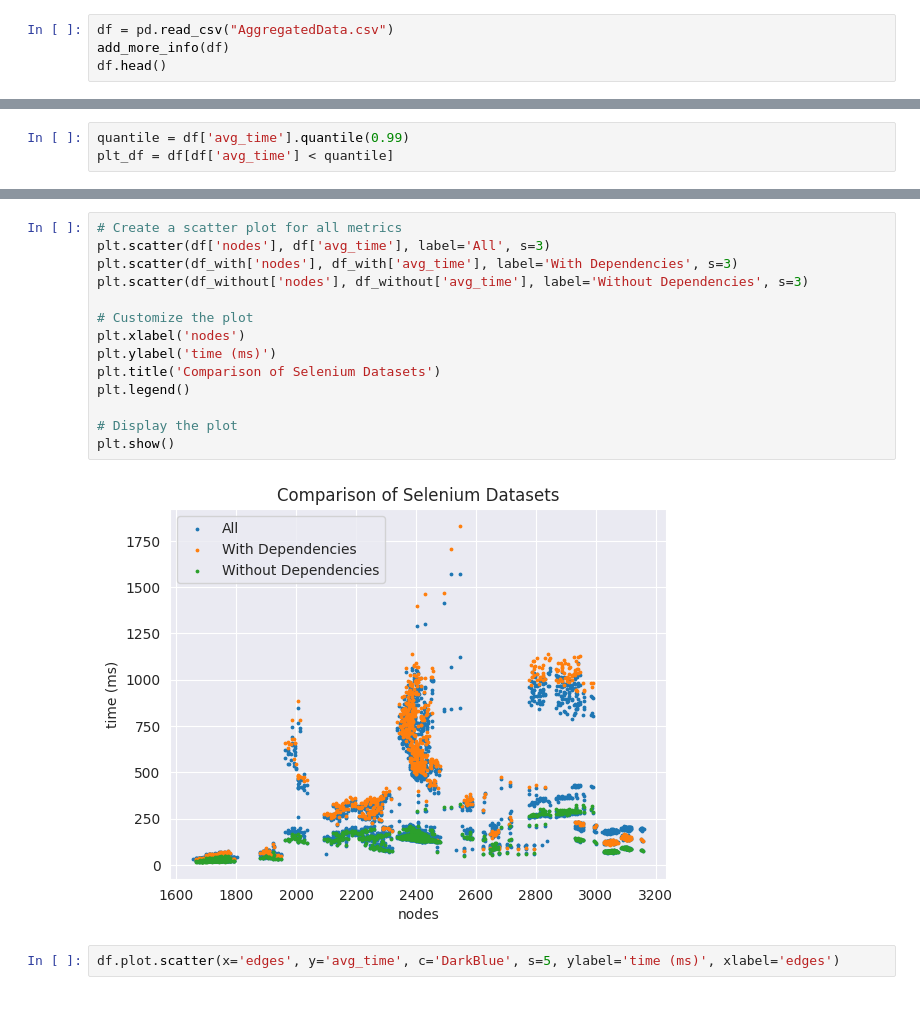
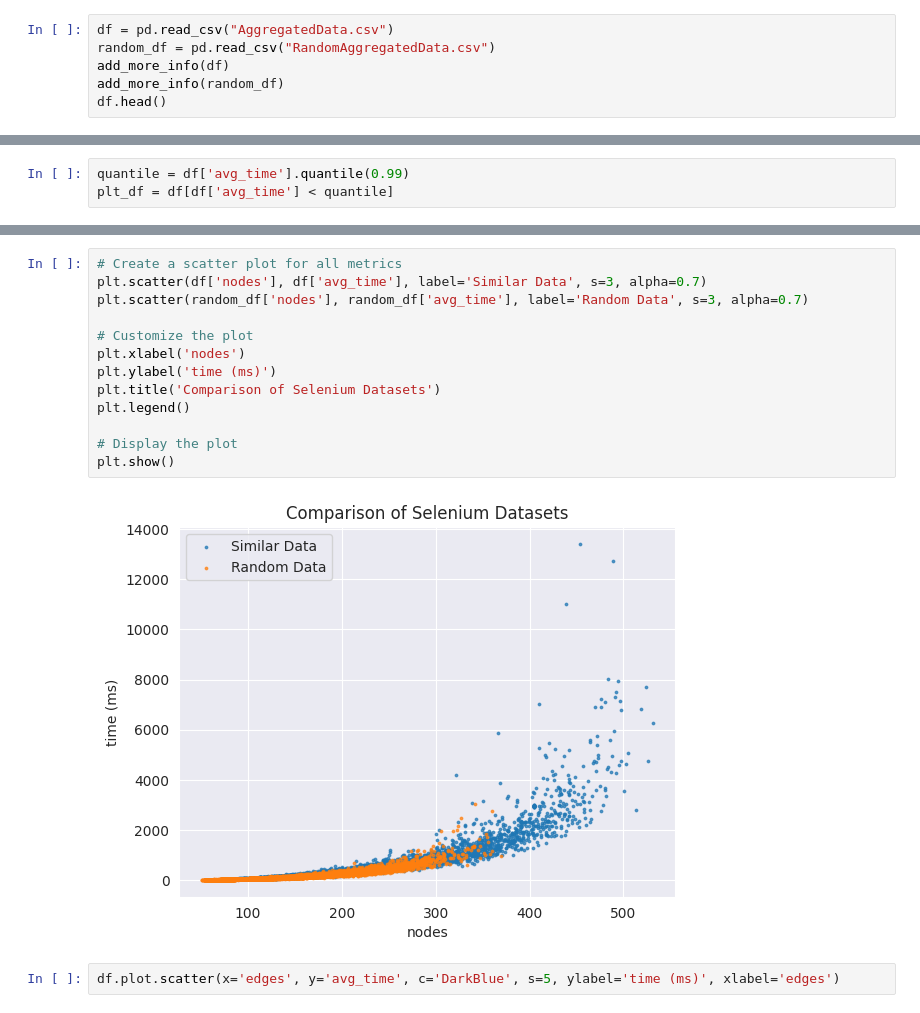
Before and after one commit to mreza-kiani/graph-generalization-algorithm, a Jupyter notebook: src/main/resources/scripts/performance/CodeSearchNet/analyzer.ipynb, the cells around one changed output, grey strips where cells are left out. Drawn from its saved outputs; the diff is of its cells as text.

Commit message:
Extract and analyse RandomAggregatedData.csv

```diff
--- a/src/main/resources/scripts/performance/CodeSearchNet/analyzer.ipynb
+++ b/src/main/resources/scripts/performance/CodeSearchNet/analyzer.ipynb
@@ -51,6 +52,8 @@ def linear_regression_of(df, x_column, y_column, x_label=None, y_label=None, tit
 # %%
 df = pd.read_csv("AggregatedData.csv")
+random_df = pd.read_csv("RandomAggregatedData.csv")
 add_more_info(df)
+add_more_info(random_df)
 df.head()
 # %% [output]
 |  | name | generalization_nodes | generalization_edges | generalization_node_variables | generalization_edge_variables | ... |
@@ -170,19 +173,18 @@ df.plot.scatter(x='nodes', y='avg_time', c='DarkBlue', s=5, ylabel='time (ms)',
 # %%
 # Create a scatter plot for all metrics
-plt.scatter(df['nodes'], df['avg_time'], label='All', s=3)
-plt.scatter(df_with['nodes'], df_with['avg_time'], label='With Dependencies', s=3)
-plt.scatter(df_without['nodes'], df_without['avg_time'], label='Without Dependencies', s=3)
+plt.scatter(df['nodes'], df['avg_time'], label='Similar Data', s=3, alpha=0.7)
+plt.scatter(random_df['nodes'], random_df['avg_time'], label='Random Data', s=3, alpha=0.7)
 
 # Customize the plot
 plt.xlabel('nodes')
 plt.ylabel('time (ms)')
 plt.title('Comparison of Selenium Datasets')
 plt.legend()
 
 # Display the plot
 plt.show()
 # %% [output]
-[figure, old version]
+[figure, new version]
 # %%
 df.plot.scatter(x='edges', y='avg_time', c='DarkBlue', s=5, ylabel='time (ms)', xlabel='edges')
 # %% [output]
```
Also changed, not shown: parts of 13 cells of this notebook, 1 other file.
